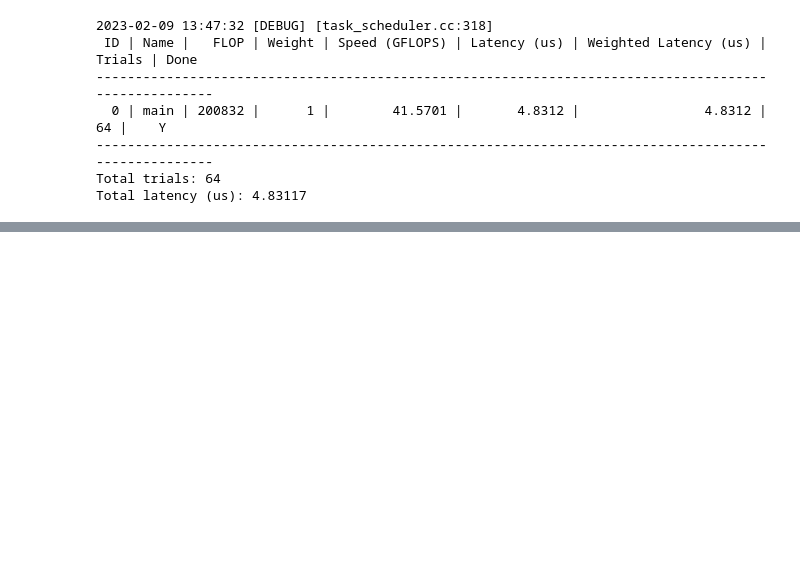
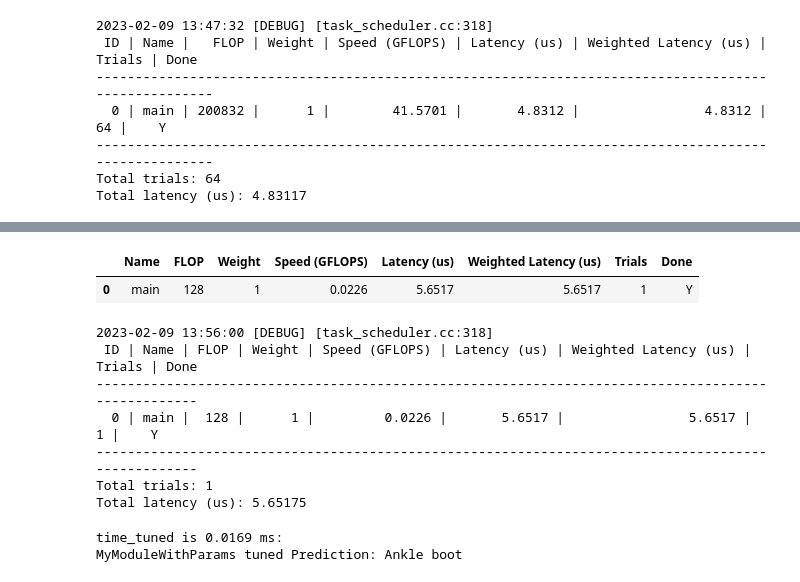
Before and after one commit to qiaolian9/tvm_learning, a Jupyter notebook: mlc/MLC#4/test.ipynb, the cells around one changed output, grey strips where cells are left out. Saved outputs shown, nothing was run; the diff lists cells and outputs as text; code cells hidden in the pictures; blank space fills up the shorter version.

```diff
--- a/mlc/MLC#4/test.ipynb
+++ b/mlc/MLC#4/test.ipynb
@@ -192,0 +233,16 @@ MyModuleWithParams.update_func(gv, new_func)
+# %%
+sch_tuned_linear = compile_tir(linear_record, mod_linear, target='llvm')
+new_func = sch_tuned_linear.mod['main'].with_attr("global_symbol", 'linear1')
+gv = MyModuleWithParams.get_global_var('linear1')
+MyModuleWithParams.update_func(gv, new_func)
+# IPython.display.Code(MyModuleWithParams.script(), language='python')
+# %%
+# relu
+mod_relu = IRModule.from_expr(MyModuleWithParams['relu'].with_attr("global_symbol", 'main'))
+# %%
+relu_record = ms.tune_tir(mod_relu, target='llvm --num-cores=1',
+                            work_dir='./tune_tmp/',
+                            task_name='main',
+                            max_trials_global=64,
+                            num_trials_per_iter=64)
+# %% [output]
@@ -192,0 +250,9 @@ MyModuleWithParams.update_func(gv, new_func)
+|  | Name | FLOP | Weight | Speed (GFLOPS) | Latency (us) | Weighted Latency (us) | Trials | Done |
+| 0 | main | 128 | 1 | 0.0226 | 5.6517 | 5.6517 | 1 | Y |
+2023-02-09 13:56:00 [DEBUG] [task_scheduler.cc:318]
+ ID | Name | FLOP | Weight | Speed (GFLOPS) | Latency (us) | Weighted Latency (us) | Trials | Done
+---------------------------------------------------------------------------------------------------
+  0 | main |  128 |      1 |         0.0226 |       5.6517 |                5.6517 |      1 |    Y
+---------------------------------------------------------------------------------------------------
+Total trials: 1
+Total latency (us): 5.65175
@@ -192,0 +265,12 @@ MyModuleWithParams.update_func(gv, new_func)
+# %%
+ex = relax.vm.build(MyModuleWithParams, target='llvm')
+vm = relax.VirtualMachine(ex, tvm.cpu())
+f_timer_after = vm.time_evaluator('main', tvm.cpu(), number=1000)
+
+nd_res = vm['main'](data_nd)
+pred_kind = np.argmax(nd_res.numpy(), axis=1)
+print('time_tuned is %.6s ms:' %(f_timer_after(data_nd).mean * 1e3))
+print("MyModuleWithParams tuned Prediction:", class_names[pred_kind[0]])
+# %% [output]
+time_tuned is 0.0169 ms:
+MyModuleWithParams tuned Prediction: Ankle boot
```
Also changed, not shown: parts of 6 cells of this notebook.
